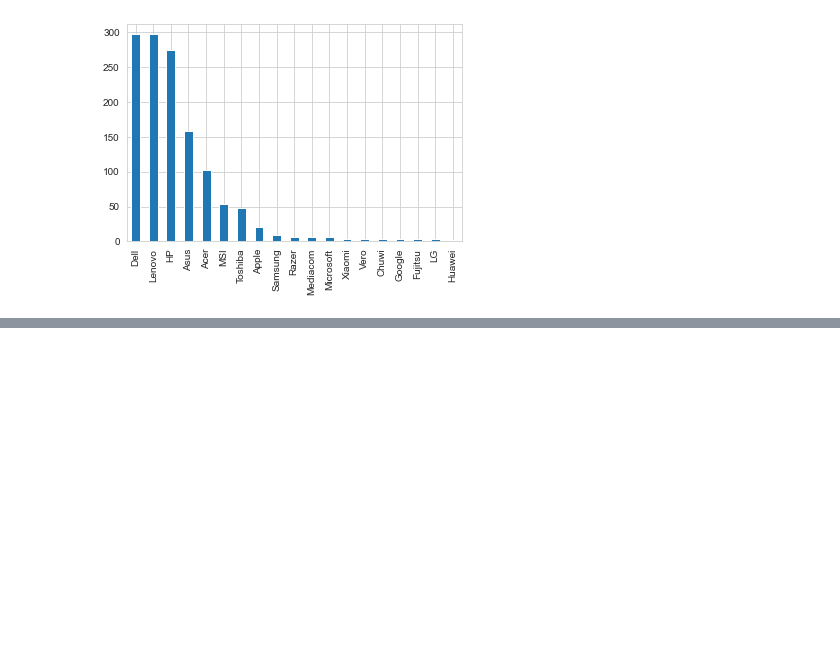
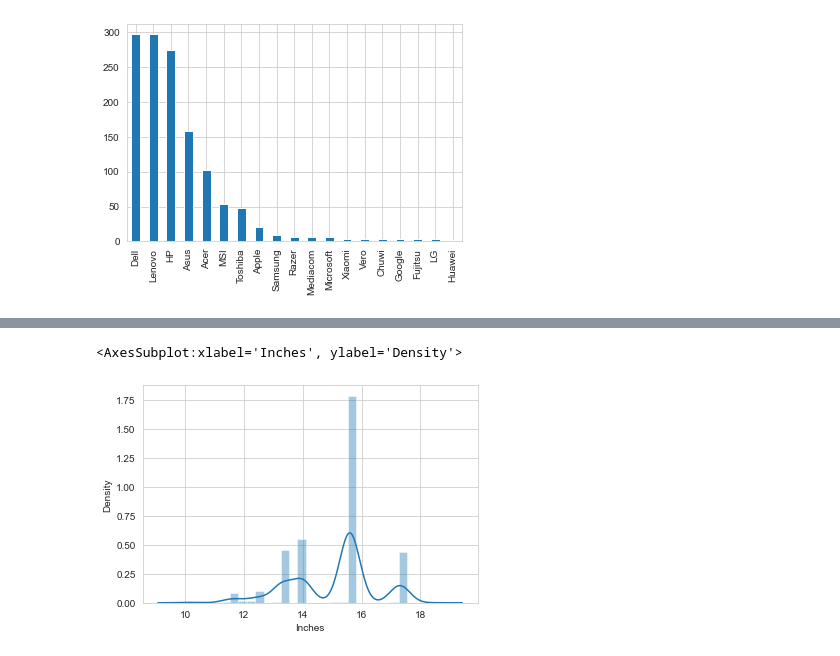
Before and after one commit to sudeep-hk/laptop-price-predictior, a Jupyter notebook: predict.ipynb, the cells around one changed output, grey strips where cells are left out. Cells and saved outputs as stored; diff of their text form; code cells hidden in the pictures; blank space fills up the shorter version.

```diff
--- a/predict.ipynb
+++ b/predict.ipynb
@@ -80,0 +92,5 @@ plt.show()
+# %%
+sns.distplot(df['Inches'])
+# %% [output]
+<AxesSubplot:xlabel='Inches', ylabel='Density'>
+[figure, added]
```
Also changed, not shown: parts of 24 cells of this notebook.
